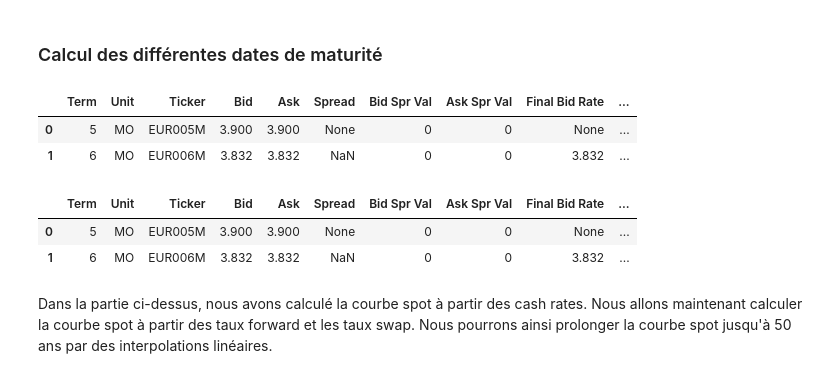
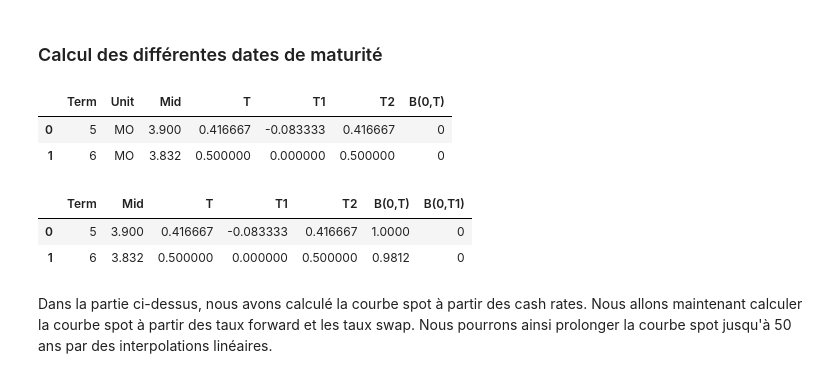
Before and after one commit to Jumbong/ensai, a Jupyter notebook: posts/obligation/index.ipynb, the cells around one changed output. Saved outputs shown, nothing was run; the diff lists cells and outputs as text; code cells hidden in the pictures.

```diff
--- a/posts/obligation/index.ipynb
+++ b/posts/obligation/index.ipynb
@@ -123,12 +113,12 @@ df['T1'] = df['T2'] - 0.5
 # %%
 # df['T'] = df['Term'].astype(int)/12 if df['Unit'] == 'MO' else df['Term'].astype(int)
 # With apply function
 df['T'] = df.apply(lambda x: x['Term']/12 if x['Unit'] == 'MO' else x['Term'], axis=1)
-df.head(2)
+df[["Term","Unit","Mid","T","T1","T2","B(0,T)"]].head(2)
 # %% [output]
-|  | Term | Unit | Ticker | Bid | Ask | Spread | Bid Spr Val | Ask Spr Val | Final Bid Rate | ... |
-| 0 | 5 | MO | EUR005M | 3.900 | 3.900 | None | 0 | 0 | None | ... |
-| 1 | 6 | MO | EUR006M | 3.832 | 3.832 | NaN | 0 | 0 | 3.832 | ... |
+|  | Term | Unit | Mid | T | T1 | T2 | B(0,T) |
+| 0 | 5 | MO | 3.900 | 0.416667 | -0.083333 | 0.416667 | 0 |
+| 1 | 6 | MO | 3.832 | 0.500000 | 0.000000 | 0.500000 | 0 |
 # %%
 df['B(0,T1)'] =0
 df['T'].astype(int)[0] = 0
@@ -138,11 +128,11 @@ df.loc[0, 'B(0,T)'] = 1
 
 df.loc[1,'B(0,T)'] = 1/(1+ df.loc[1,'Mid']/100*0.5)
 
-df.head(2)
+df[["Term","Mid","T","T1","T2","B(0,T)","B(0,T1)"]].head(2)
 # %% [output]
-|  | Term | Unit | Ticker | Bid | Ask | Spread | Bid Spr Val | Ask Spr Val | Final Bid Rate | ... |
-| 0 | 5 | MO | EUR005M | 3.900 | 3.900 | None | 0 | 0 | None | ... |
-| 1 | 6 | MO | EUR006M | 3.832 | 3.832 | NaN | 0 | 0 | 3.832 | ... |
+|  | Term | Mid | T | T1 | T2 | B(0,T) | B(0,T1) |
+| 0 | 5 | 3.900 | 0.416667 | -0.083333 | 0.416667 | 1.0000 | 0 |
+| 1 | 6 | 3.832 | 0.500000 | 0.000000 | 0.500000 | 0.9812 | 0 |
 # %% [markdown]
 Dans la partie ci-dessus, nous avons calculé la courbe spot à partir des cash rates. Nous allons maintenant calculer la courbe spot à partir des taux forward et les taux swap. Nous pourrons ainsi prolonger la courbe spot jusqu'à 50 ans par des interpolations linéaires.
 # %% [markdown]
```
Also changed, not shown: parts of 20 cells of this notebook, 14 other files.
